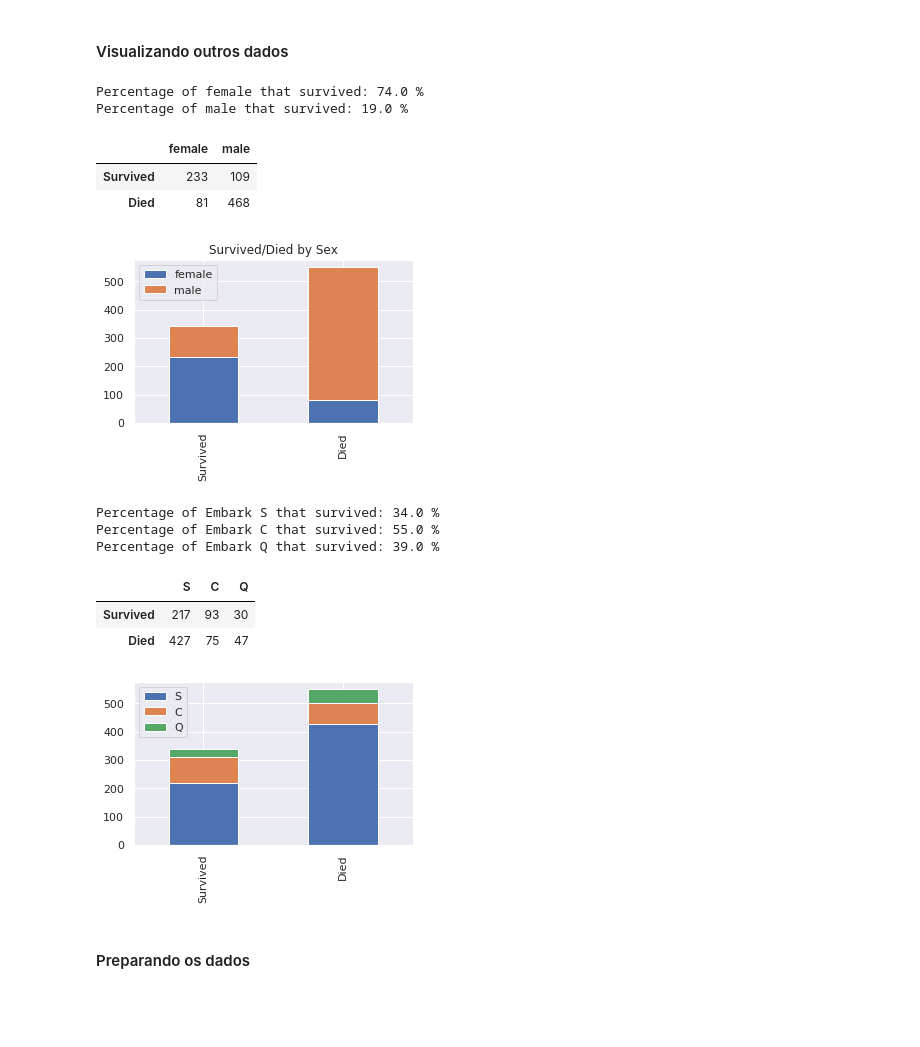
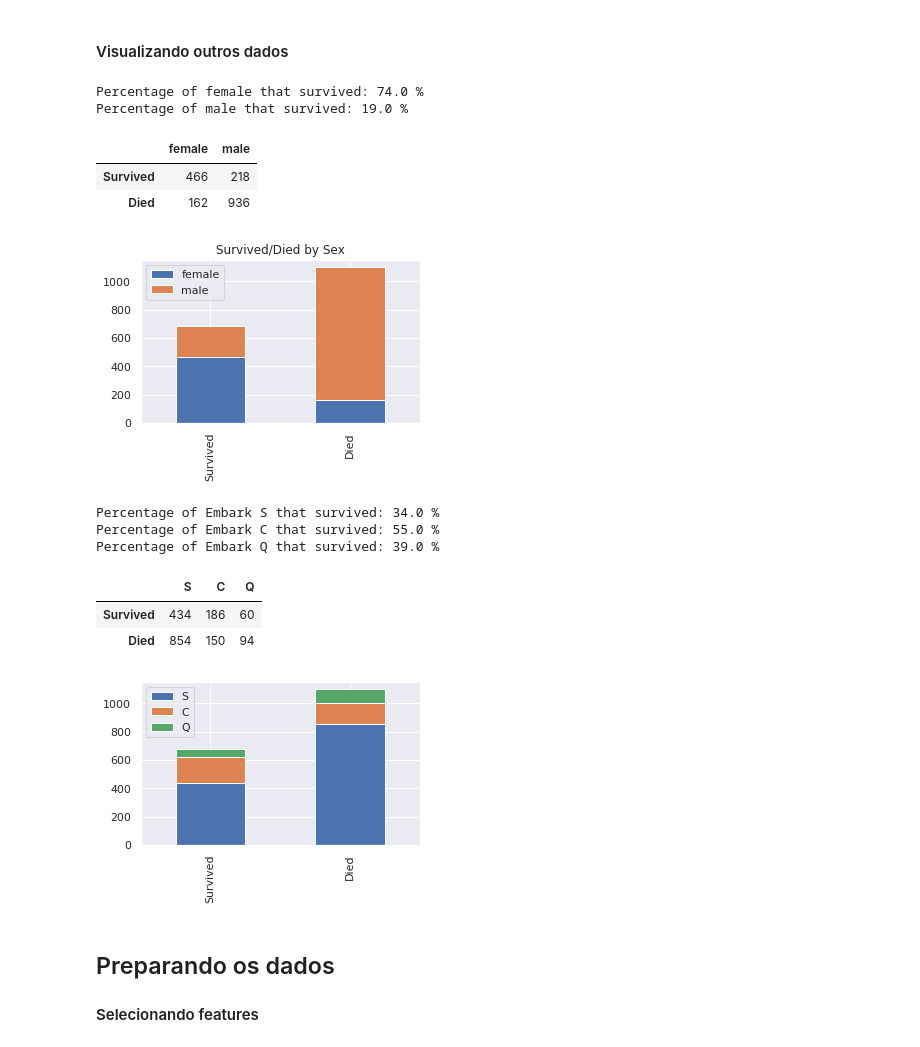
Before and after one commit to lucasmoutinho/titanic-preprocessing-tutorial, a Jupyter notebook: Titanic_Tutorial.ipynb, the cells around one changed output. Cells and saved outputs as stored; diff of their text form; code cells hidden in the pictures; blank space fills up the shorter version.

```diff
--- a/Titanic_Tutorial.ipynb
+++ b/Titanic_Tutorial.ipynb
@@ -272,8 +298,8 @@ df_class.plot(kind='bar',stacked=True, figsize=(5,3), title="Survived/Died by Cl
 # %%
 #-------------------Survived/Died by SEX------------------------------------
 
-Survived = dataset[dataset.Survived == 1]['Sex'].value_counts()
-Died = dataset[dataset.Survived == 0]['Sex'].value_counts()
+Survived = df[df.Survived == 1]['Sex'].value_counts()
+Died = df[df.Survived == 0]['Sex'].value_counts()
 df_sex = pd.DataFrame([Survived , Died])
 df_sex.index = ['Survived','Died']
 df_sex.plot(kind='bar',stacked=True, figsize=(5,3), title="Survived/Died by Sex")
@@ -291,34 +317,35 @@ display(df_sex)
 Percentage of female that survived: 74.0 %
 Percentage of male that survived: 19.0 %
 |  | female | male |
-| Survived | 233 | 109 |
-| Died | 81 | 468 |
+| Survived | 466 | 218 |
+| Died | 162 | 936 |
-[figure, old version]
+[figure, new version]
 # %%
 #-------------------- Survived/Died by Embarked ----------------------------
 
-survived_embark = dataset[dataset['Survived']==1]['Embarked'].value_counts()
-dead_embark = dataset[dataset['Survived']==0]['Embarked'].value_counts()
+survived_embark = df[df['Survived']==1]['Embarked'].value_counts()
+dead_embark = df[df['Survived']==0]['Embarked'].value_counts()
 df_embark = pd.DataFrame([survived_embark,dead_embark])
 df_embark.index = ['Survived','Died']
 df_embark.plot(kind='bar',stacked=True, figsize=(5,3))
 
 Embark_S= df_embark.iloc[0,0]/df_embark.iloc[:,0].sum()*100
 Embark_C = df_embark.iloc[0,1]/df_embark.iloc[:,1].sum()*100
 Embark_Q = df_embark.iloc[0,2]/df_embark.iloc[:,2].sum()*100
 print("Percentage of Embark S that survived:", round(Embark_S), "%")
 print("Percentage of Embark C that survived:" ,round(Embark_C), "%")
 print("Percentage of Embark Q that survived:" ,round(Embark_Q), "%")
 
 from IPython.display import display
 display(df_embark)
 # %% [output]
 Percentage of Embark S that survived: 34.0 %
 Percentage of Embark C that survived: 55.0 %
 Percentage of Embark Q that survived: 39.0 %
 |  | S | C | Q |
-| Survived | 217 | 93 | 30 |
-| Died | 427 | 75 | 47 |
+| Survived | 434 | 186 | 60 |
+| Died | 854 | 150 | 94 |
-[figure, old version]
+[figure, new version]
 # %% [markdown]
-#### Preparando os dados
+## Preparando os dados
+#### Selecionando features
```
Also changed, not shown: parts of 18 cells of this notebook.
